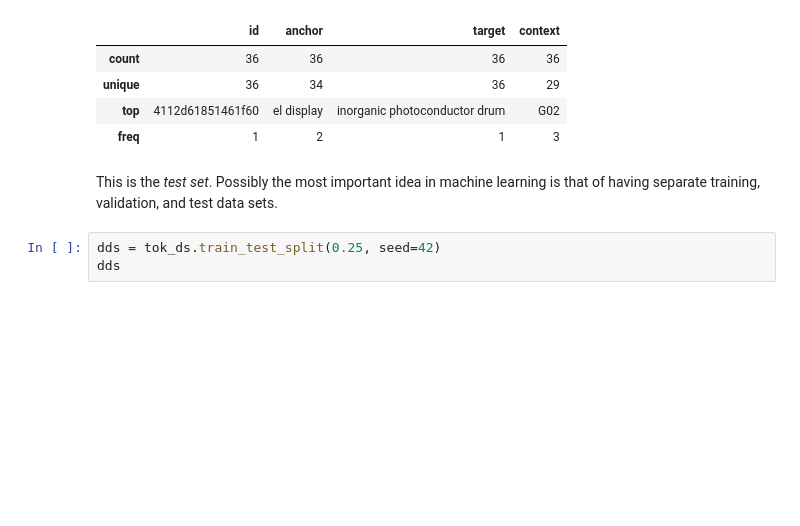
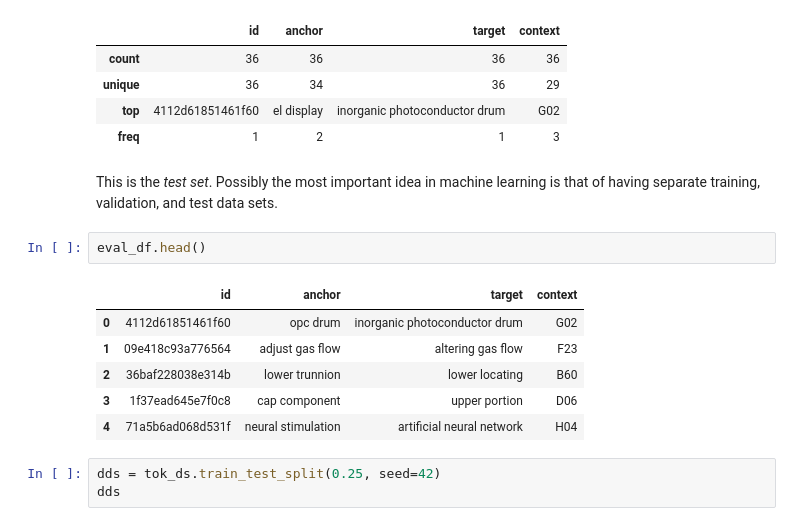
Before and after one commit to bogdart/fast_aicourse, a Jupyter notebook: course/getting-started-with-nlp-local-try.ipynb, the cells around one changed output. Cells and saved outputs as stored; diff of their text form; blank space fills up the shorter version.

```diff
--- a/course/getting-started-with-nlp-local-try.ipynb
+++ b/course/getting-started-with-nlp-local-try.ipynb
@@ -312,6 +274,15 @@ eval_df.describe()
 | freq | 1 | 2 | 1 | 3 |
 # %% [markdown]
 This is the *test set*. Possibly the most important idea in machine learning is that of having separate training, validation, and test data sets.
+# %%
+eval_df.head()
+# %% [output]
+|  | id | anchor | target | context |
+| 0 | 4112d61851461f60 | opc drum | inorganic photoconductor drum | G02 |
+| 1 | 09e418c93a776564 | adjust gas flow | altering gas flow | F23 |
+| 2 | 36baf228038e314b | lower trunnion | lower locating | B60 |
+| 3 | 1f37ead645e7f0c8 | cap component | upper portion | D06 |
+| 4 | 71a5b6ad068d531f | neural stimulation | artificial neural network | H04 |
 # %%
 dds = tok_ds.train_test_split(0.25, seed=42)
 dds
```
Also changed, not shown: parts of 23 cells of this notebook, 1 other file.
